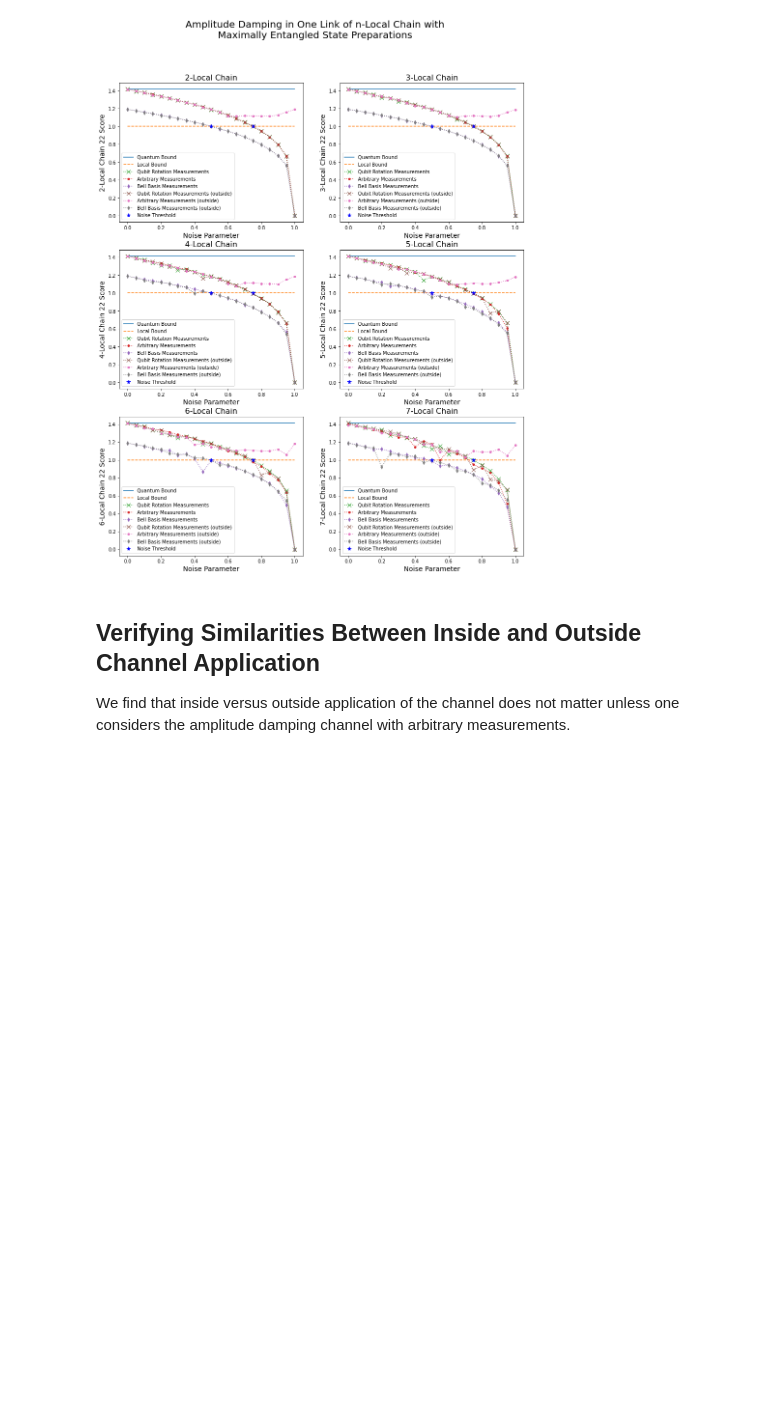
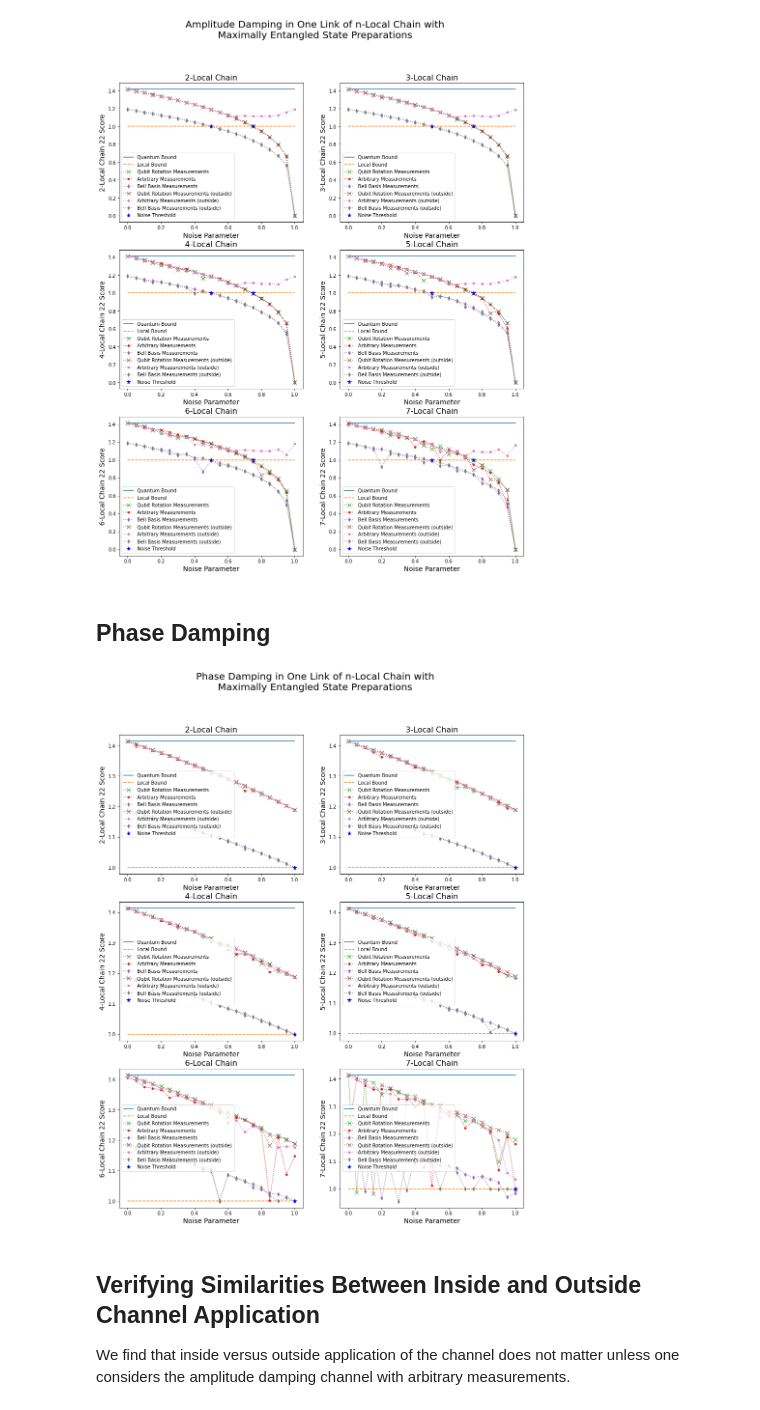
Before and after one commit to ChitambarLab/vqo-nonlocality-noisy-quantum-networks, a Jupyter notebook: notebook/chain_non-n-locality_breaking_visualizations/single-qubit_noise_visualization.ipynb, the cells around one changed output. Drawn from its saved outputs; the diff is of its cells as text; code cells hidden in the pictures; blank space fills up the shorter version.

Commit message:
script and notebook phase damping

```diff
--- a/notebook/chain_non-n-locality_breaking_visualizations/single-qubit_noise_visualizations.ipynb
+++ b/notebook/chain_non-n-locality_breaking_visualizations/single-qubit_noise_visualization.ipynb
@@ -315,6 +407,42 @@ for i, ax in enumerate([ax1,ax2,ax3,ax4,ax5,ax6]):
     ax.legend()
 # %% [output]
 [figure]
+# %% [markdown]
+## Phase Damping
+# %%
+fig, ((ax1, ax2),(ax3, ax4),(ax5, ax6)) = plt.subplots(3, 2, figsize=(15,18))
+
+fig.suptitle("Phase Damping in One Link of n-Local Chain with\nMaximally Entangled State Preparations", size=20)
+
+for i, ax in enumerate([ax1,ax2,ax3,ax4,ax5,ax6]):
+
+    n = i + 2
+
+    pha_in_local_rot = pha_in_local_rot_n[i]
+    pha_out_local_rot = pha_out_local_rot_n[i]
+    pha_in_bell = pha_in_bell_n[i]
+    pha_out_bell = pha_out_bell_n[i]
+    pha_in_arb = pha_in_arb_n[i]
+    pha_out_arb = pha_out_arb_n[i]
+
+    ax.plot(pha_in_local_rot["noise_params"], [2/np.sqrt(2)]*len(pha_in_local_rot["noise_params"]), label="Quantum Bound")
+    ax.plot(pha_in_local_rot["noise_params"], [1]*len(pha_in_local_rot["noise_params"]), "--", label="Local Bound")
+
+    ax.plot(pha_in_local_rot["noise_params"], pha_in_local_rot["max_scores"], ":x", markersize=8, label="Qubit Rotation Measurements")
+    ax.plot(pha_in_arb["noise_params"], pha_in_arb["max_scores"], ":.", markersize=8, label="Arbitrary Measurements")
+    ax.plot(pha_in_bell["noise_params"], pha_in_bell["max_scores"], ":d", markersize=5, label="Bell Basis Measurements")
+    ax.plot(pha_out_local_rot["noise_params"], pha_out_local_rot["max_scores"], ":x", markersize=8, label="Qubit Rotation Measurements (outside)")
+    ax.plot(pha_out_arb["noise_params"], pha_out_arb["max_scores"], ":.", markersize=8, label="Arbitrary Measurements (outside)")
+    ax.plot(pha_out_bell["noise_params"], pha_out_bell["max_scores"], ":d", markersize=5, label="Bell Basis Measurements (outside)")
+
+    ax.plot([1], [1], "b*", markersize=8, label="Noise Threshold")
+
+    ax.set_title(str(n) + "-Local Chain", size=16)
+    ax.set_ylabel(str(n) + "-Local Chain 22 Score", size=14)
+    ax.set_xlabel("Noise Parameter", size=14)
+    ax.legend()
+# %% [output]
+[figure, added]
 # %% [markdown]
 ## Verifying Similarities Between Inside and Outside Channel Application
 
```
Also changed, not shown: parts of 5 cells of this notebook, 1 other file.
